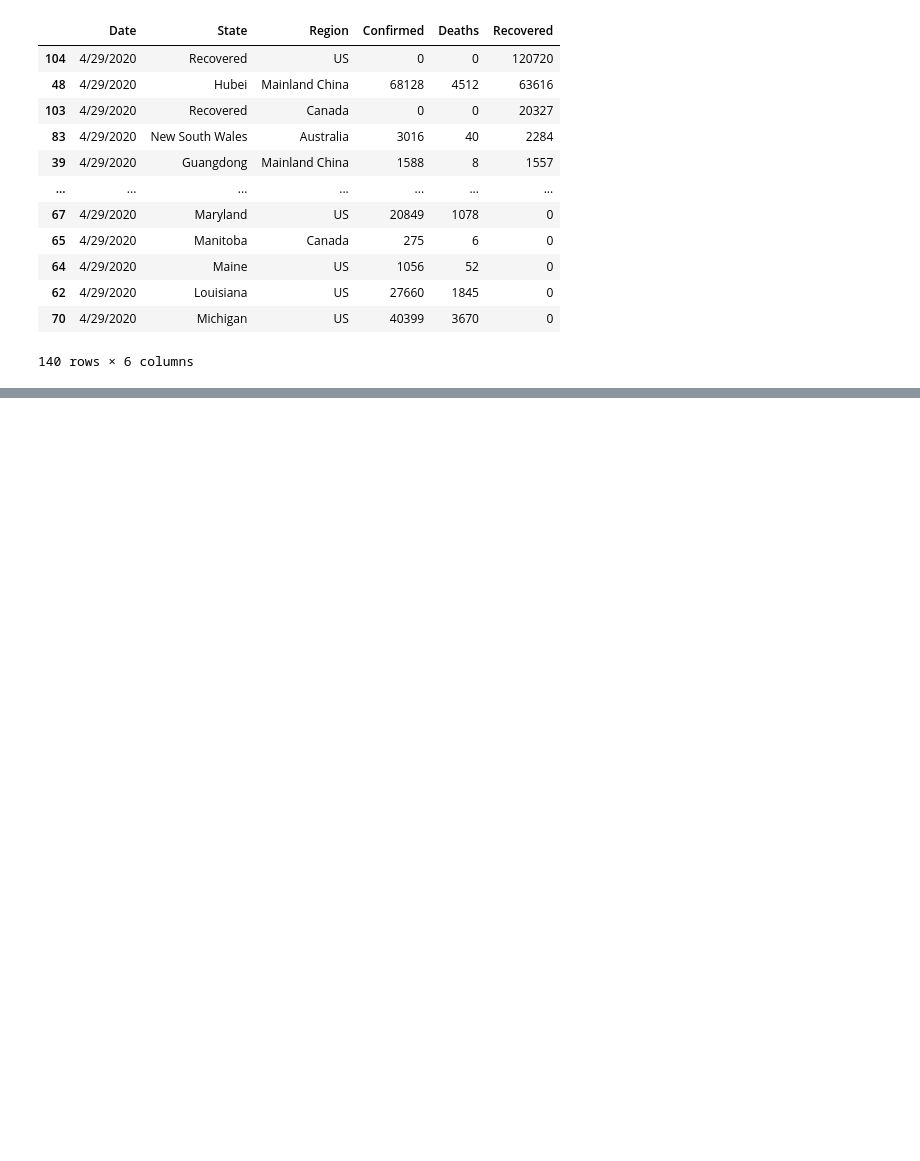
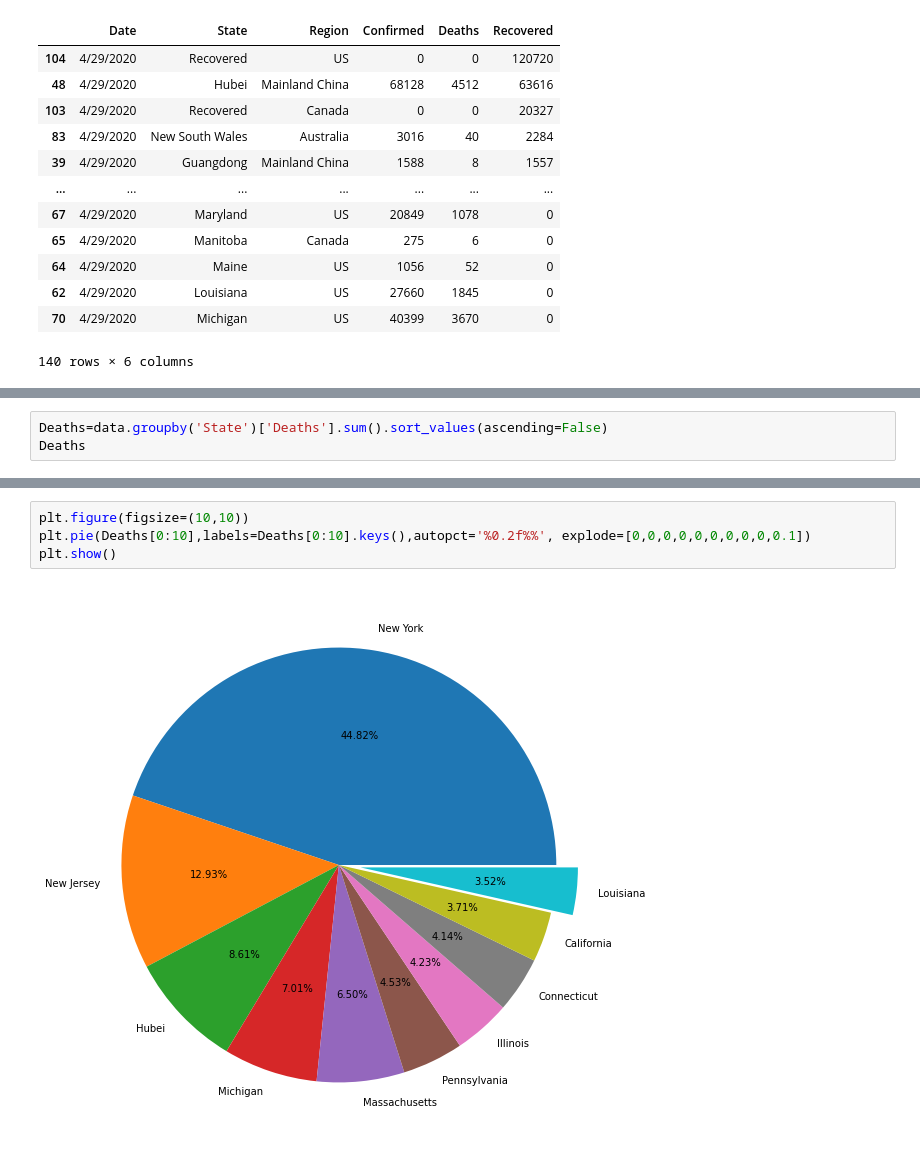
Before and after one commit to vishal-analyst/EDA_Python, a Jupyter notebook: Covid-19_Analysis.ipynb, the cells around one changed output, grey strips where cells are left out. Cells and saved outputs as stored; diff of their text form; blank space fills up the shorter version.

Commit message:
Visualisation

```diff
--- a/Covid-19_Analysis.ipynb
+++ b/Covid-19_Analysis.ipynb
@@ -180,0 +131,3 @@ data.sort_values(by = ['Recovered'], ascending = False)
+# %%
+Deaths=data.groupby('State')['Deaths'].sum().sort_values(ascending=False)
+Deaths
@@ -180,0 +148,6 @@ data.sort_values(by = ['Recovered'], ascending = False)
+# %%
+plt.figure(figsize=(10,10))
+plt.pie(Deaths[0:10],labels=Deaths[0:10].keys(),autopct='%0.2f%%', explode=[0,0,0,0,0,0,0,0,0,0.1])
+plt.show()
+# %% [output]
+[figure, added]
```
Also changed, not shown: parts of 7 cells of this notebook.
